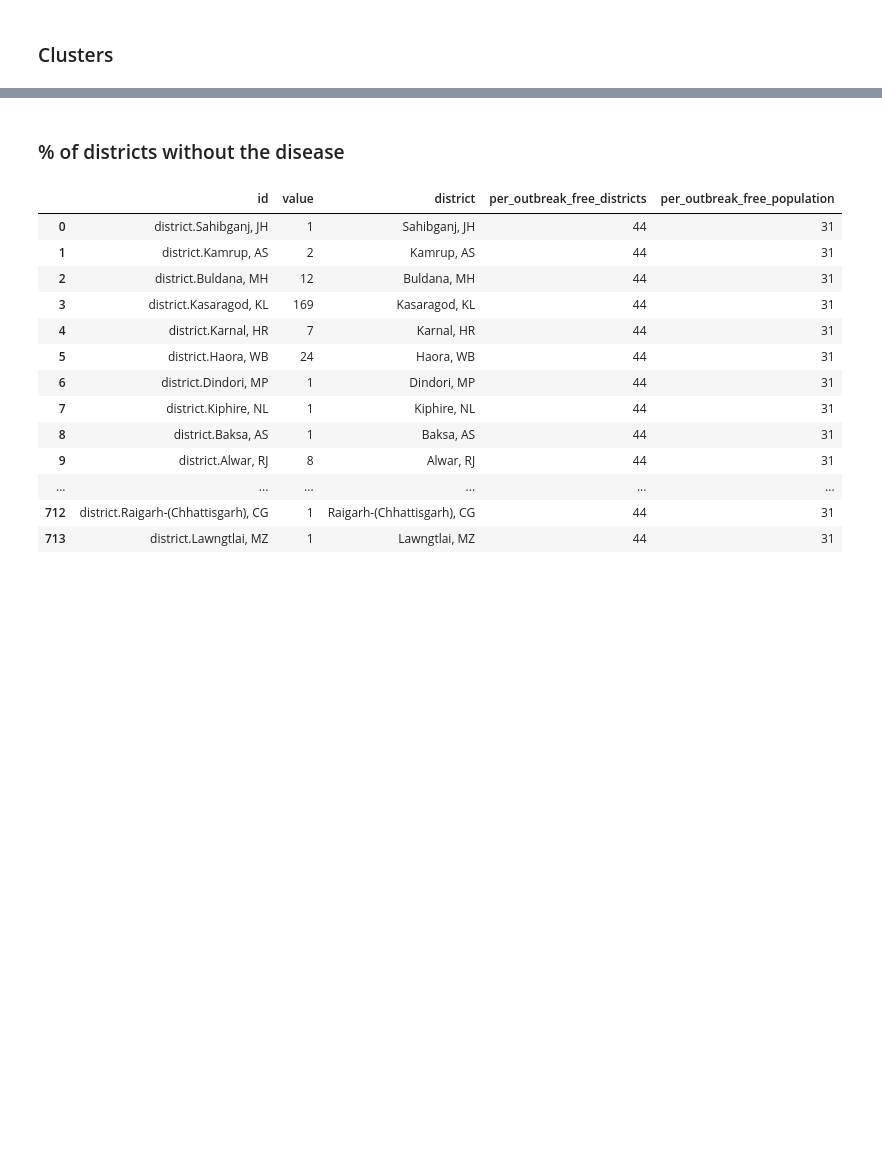
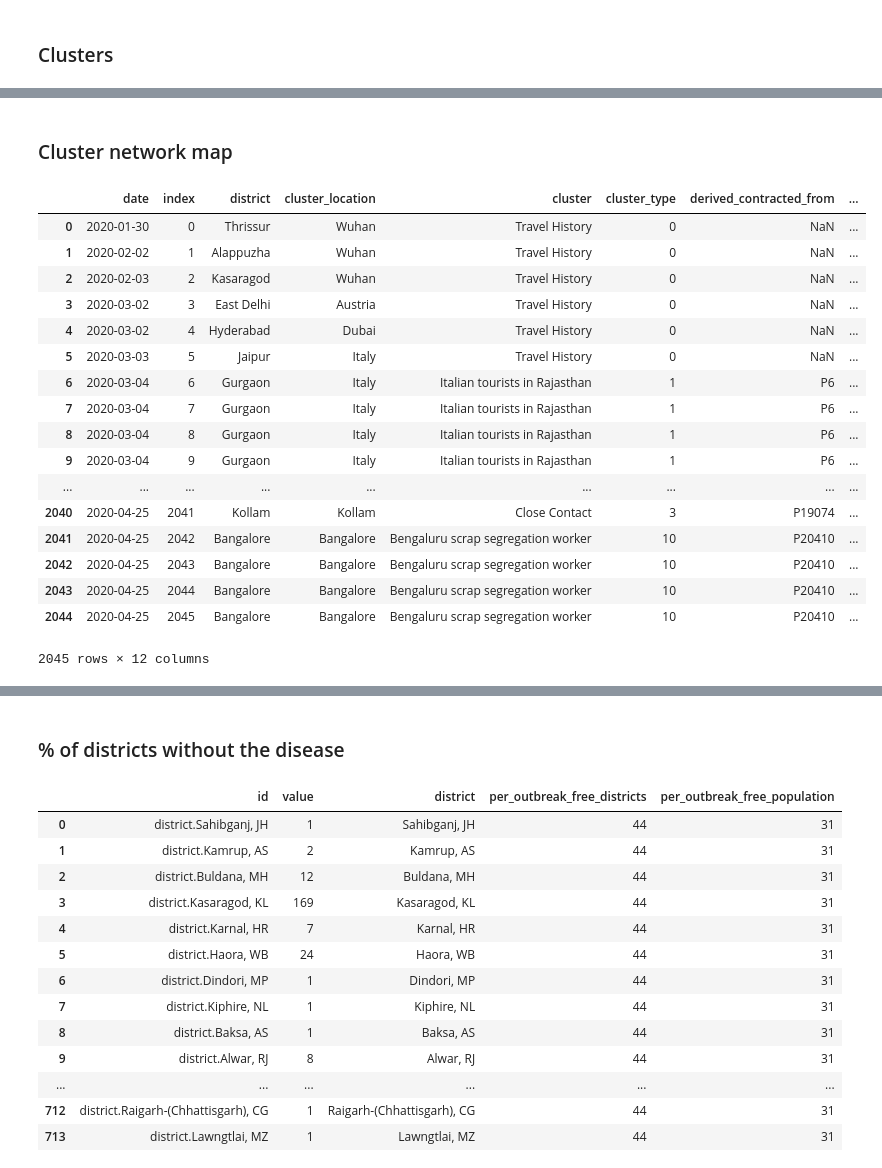
Before and after one commit to deepak-karkala/articles, a Jupyter notebook: covid19/notebooks/part2.ipynb, the cells around one changed output, grey strips where cells are left out. Saved outputs shown, nothing was run; the diff lists cells and outputs as text; code cells hidden in the pictures; blank space fills up the shorter version.

```diff
--- a/covid19/notebooks/part2.ipynb
+++ b/covid19/notebooks/part2.ipynb
@@ -49,7 +71,7 @@ for i in range(len(df)):
 
             cfpid = int(pid)
             dft = df[df["pid"]==cfpid].copy()
-            df.at[i, "derived_contracted_from"] = cf
+            df.at[i, "derived_contracted_from"] = "P"+str(cfpid)
             cf = dft["contracted_from"].values[0]
         else:
             df.at[i, "derived_contracted_from"] = cf
@@ -402,0 +208,7 @@ def is_in_worker_list(notes):
+# %%
+cluster_district_mapping = {"Saudi":"Saudi Arabia", "Evacuees*":"Iran", "Abhudhabi":"Abu dhabi", "WB":"West Bengal"}
+df["cluster_location"] = df["cluster_location"].apply(lambda x: cluster_district_mapping[x] if x in cluster_district_mapping.keys() else x)
+
+cluster_district_skip = ["to", "the", "Asansole"]
+for i in range(len(cluster_district_skip)):
+    df = df[df["cluster_location"]!=cluster_district_skip[i]]
@@ -402,0 +244,2 @@ def is_in_worker_list(notes):
+# %% [markdown]
+### Cluster network map
@@ -402,0 +338,56 @@ def is_in_worker_list(notes):
+# %%
+dfcm.dropna(subset=["cluster_latitude", "cluster_longitude"], inplace=True)
+dfcm["date"] = pd.to_datetime(dfcm["date"], dayfirst=True)
+dfcm.reset_index(inplace=True)
+dfcm.to_csv("../data/extracted_data_api/code_data/cluster_network_map.csv", index=False)
+
+
+### Combine with daily cases and deaths
+dfc = pd.read_csv("../data/26042020/statewise_daily_confirmed_deceased_recovered.csv")[["Date", "Status", "TT"]]
+dfc.rename(columns={"Date":"date", "Status":"status"}, inplace=True)
+dfc["date"] = pd.to_datetime(dfc["date"])
+dfc1 = dfc[dfc["status"]=="Confirmed"].copy()
+del dfc1["status"]
+dfc1.rename(columns={"TT":"total_cases"}, inplace=True)
+dfc1["total_cases"] = dfc1["total_cases"].cumsum()
+dfc2 = dfc[dfc["status"]=="Deceased"].copy()
+del dfc2["status"]
+dfc2.rename(columns={"TT":"total_deaths"}, inplace=True)
+dfc2["total_deaths"] = dfc2["total_deaths"].cumsum()
+
+dfr = pd.read_csv("../data/26042020/raw_data.csv")
+dfr.rename(columns={"Date Announced":"date"}, inplace=True)
+dfr["date"] = pd.to_datetime(dfr["date"], dayfirst=True)
+init_date = pd.datetime(2020, 3, 14)
+dfinit_case_count = dfr.groupby("date").count()["Patient Number"].reset_index()
+dfinit_case_count.rename(columns={"Patient Number":"total_cases"}, inplace=True)
+dfinit_case_count["total_cases"] = dfinit_case_count["total_cases"].cumsum()
+dfinit_case_count = dfinit_case_count[dfinit_case_count["date"] <= init_date]
+
+dfc1 = dfc1[dfc1["date"]>init_date]
+dfc1 = dfinit_case_count.append(dfc1)
+
+dfcm = dfcm.set_index("date").join(dfc1.set_index("date")).reset_index()
+#dfcm = dfcm.set_index("date").join(dfc2.set_index("date")).reset_index()
+
+dfcm.to_csv("../data/extracted_data_api/code_data/cluster_network_map.csv", index=False)
+dfcm
+# %% [output]
+|  | date | index | district | cluster_location | cluster | cluster_type | derived_contracted_from | ... |
+| 0 | 2020-01-30 | 0 | Thrissur | Wuhan | Travel History | 0 | NaN | ... |
+| 1 | 2020-02-02 | 1 | Alappuzha | Wuhan | Travel History | 0 | NaN | ... |
+| 2 | 2020-02-03 | 2 | Kasaragod | Wuhan | Travel History | 0 | NaN | ... |
+| 3 | 2020-03-02 | 3 | East Delhi | Austria | Travel History | 0 | NaN | ... |
+| 4 | 2020-03-02 | 4 | Hyderabad | Dubai | Travel History | 0 | NaN | ... |
+| 5 | 2020-03-03 | 5 | Jaipur | Italy | Travel History | 0 | NaN | ... |
+| 6 | 2020-03-04 | 6 | Gurgaon | Italy | Italian tourists in Rajasthan | 1 | P6 | ... |
+| 7 | 2020-03-04 | 7 | Gurgaon | Italy | Italian tourists in Rajasthan | 1 | P6 | ... |
+| 8 | 2020-03-04 | 8 | Gurgaon | Italy | Italian tourists in Rajasthan | 1 | P6 | ... |
+| 9 | 2020-03-04 | 9 | Gurgaon | Italy | Italian tourists in Rajasthan | 1 | P6 | ... |
+| ... | ... | ... | ... | ... | ... | ... | ... | ... |
+| 2040 | 2020-04-25 | 2041 | Kollam | Kollam | Close Contact | 3 | P19074 | ... |
+| 2041 | 2020-04-25 | 2042 | Bangalore | Bangalore | Bengaluru scrap segregation worker | 10 | P20410 | ... |
+| 2042 | 2020-04-25 | 2043 | Bangalore | Bangalore | Bengaluru scrap segregation worker | 10 | P20410 | ... |
+| 2043 | 2020-04-25 | 2044 | Bangalore | Bangalore | Bengaluru scrap segregation worker | 10 | P20410 | ... |
+| 2044 | 2020-04-25 | 2045 | Bangalore | Bangalore | Bengaluru scrap segregation worker | 10 | P20410 | ... |
+2045 rows × 12 columns
```
Also changed, not shown: parts of 26 cells of this notebook, 8 other files.
